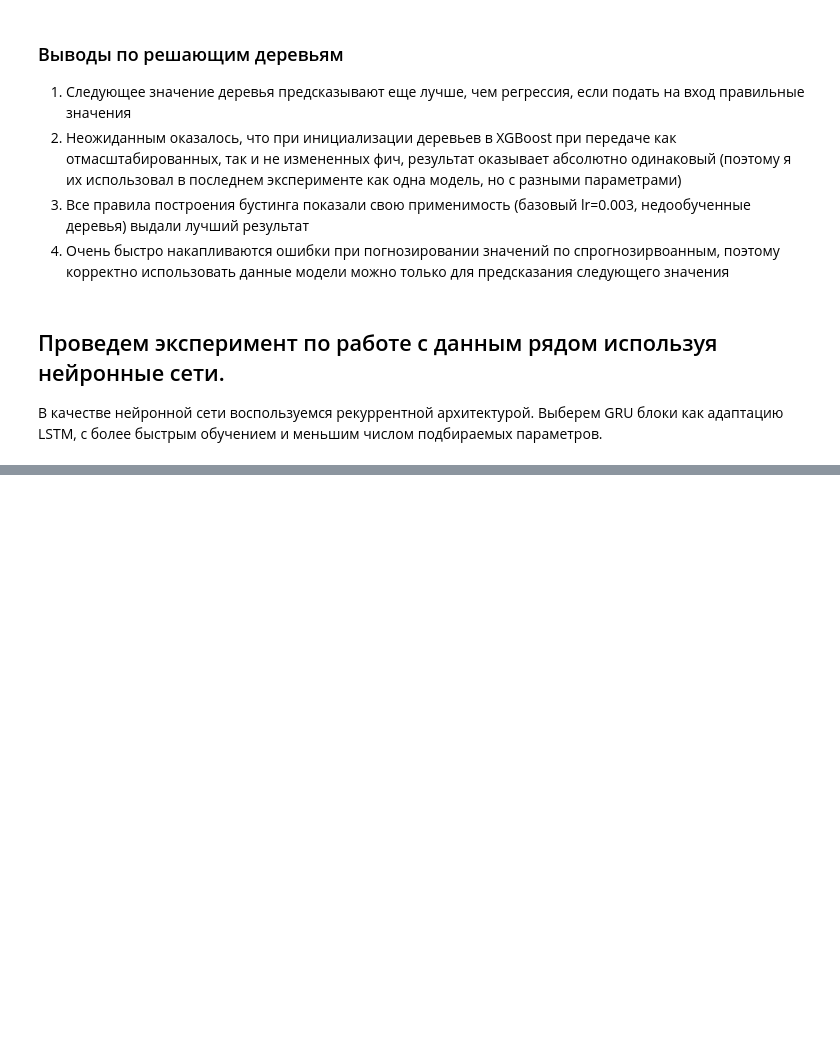
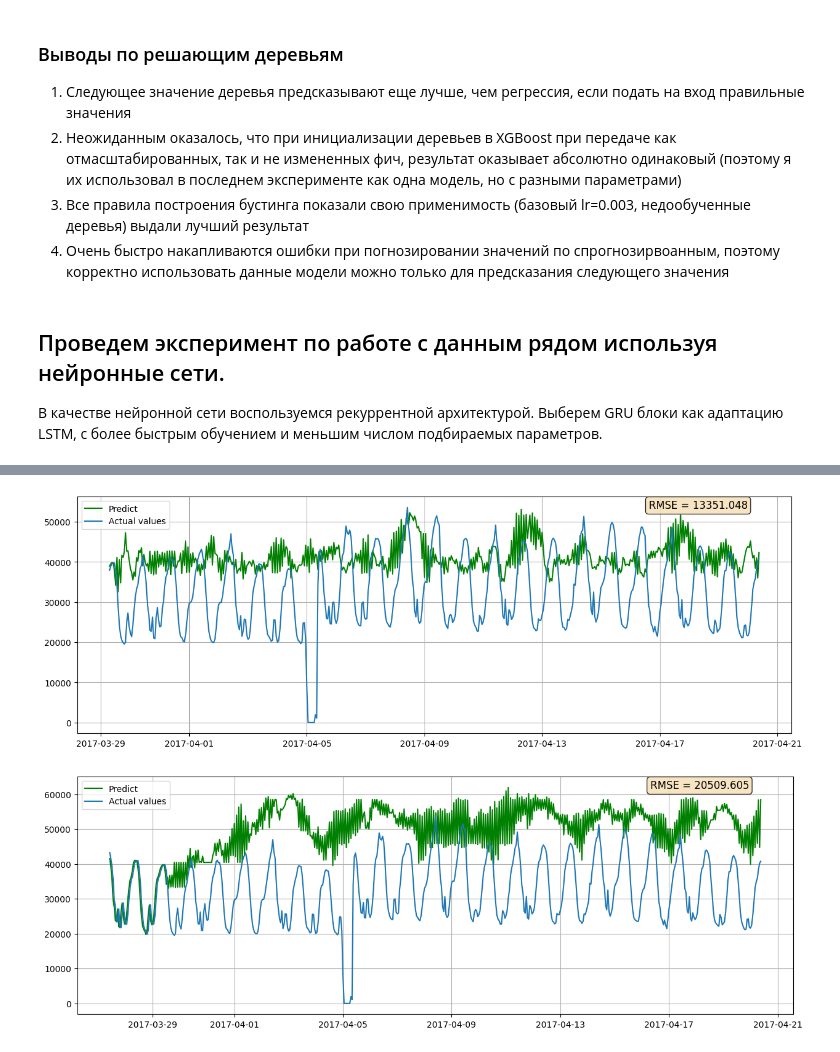
Before and after one commit to S-Kitaev/TimeSeriesPredictions, a Jupyter notebook: exp1_statistics_ml.ipynb, the cells around one changed output, grey strips where cells are left out. Drawn from its saved outputs; the diff is of its cells as text; code cells hidden in the pictures; blank space fills up the shorter version.

```diff
--- a/exp1_statistics_ml.ipynb
+++ b/exp1_statistics_ml.ipynb
@@ -796,0 +1056,36 @@ plot_predict_line(dataset["Time"].iloc[start_idx-n_samples_50:], target_list_50,
+# %%
+start_idx = int(len(dataset)*0.8)
+
+predict_list_5 = list(dataset["Users"].iloc[start_idx-n_samples_5:start_idx+1])
+target_list_5 = list(dataset["Users"].iloc[start_idx-n_samples_5-1:])
+
+predict_list_50 = list(dataset["Users"].iloc[start_idx-n_samples_50:start_idx+1])
+target_list_50 = list(dataset["Users"].iloc[start_idx-n_samples_50-1:])
+
+for idx in range(start_idx, len(dataset)):
+    values = predict_list_5[-n_samples_5 - 1:]
+    dataset_test_5 = SeriesDataset(values, n_samples=n_samples_5, scaler=scaler)
+    loader_test_5 = data.DataLoader(dataset_test_5, batch_size=1, shuffle=False)
+    with torch.no_grad():
+        model_5.eval()
+        model_5.cpu()
+        for X_test, y_test in loader_test_5:
+            prediction_5 = model_5(X_test).item()
+    predict_list_5.append(prediction_5)
+
+for idx in range(start_idx, len(dataset)):
+    values = predict_list_50[-n_samples_50 - 1:]
+    dataset_test_50 = SeriesDataset(values, n_samples=n_samples_50, scaler=scaler)
+    loader_test_50 = data.DataLoader(dataset_test_50, batch_size=1, shuffle=False)
+    with torch.no_grad():
+        model_50.eval()
+        model_50.cpu()
+        for X_test, y_test in loader_test_50:
+            prediction_50 = model_50(X_test).item()
+    predict_list_50.append(prediction_50)
+# %%
+plot_predict_line(dataset["Time"].iloc[start_idx-n_samples_5-1:], target_list_5, predict_list_5)
+plot_predict_line(dataset["Time"].iloc[start_idx-n_samples_50-1:], target_list_50, predict_list_50)
+# %% [output]
+[figure, added]
+[figure, added]
```
Also changed, not shown: parts of 10 cells of this notebook.
